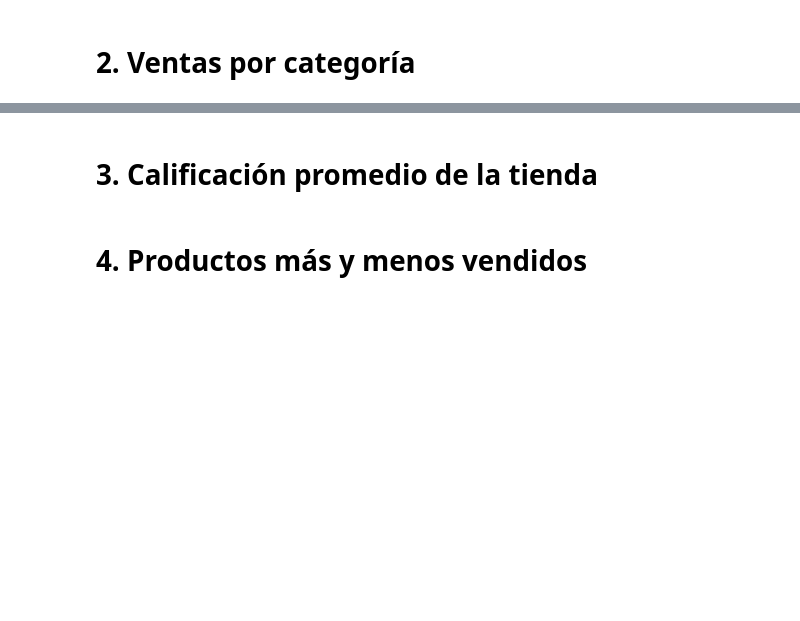
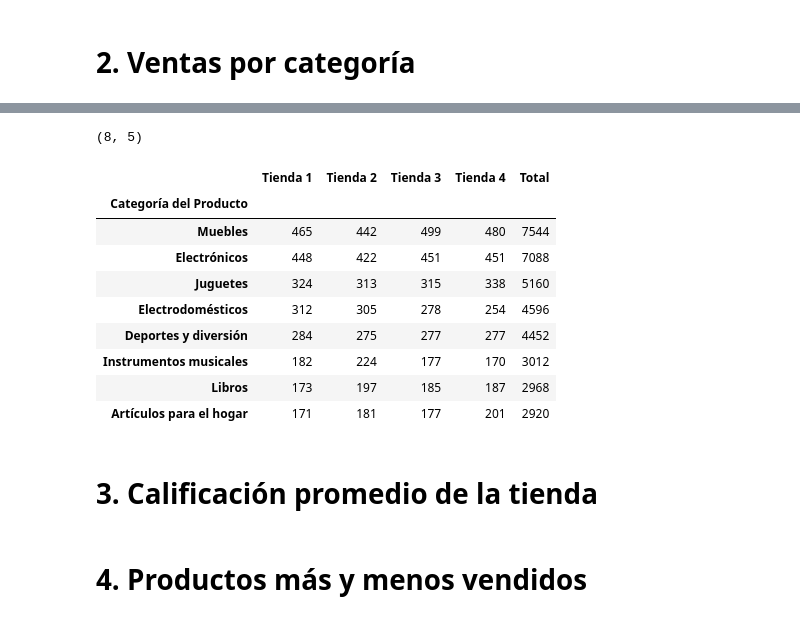
Before and after one commit to MCCoronel12/Challege_Alura, a Jupyter notebook: AluraStoreLatam.ipynb, the cells around one changed output, grey strips where cells are left out. Cells and saved outputs as stored; diff of their text form; code cells hidden in the pictures; blank space fills up the shorter version.

Commit message:
Se hace el analisis por categorias vendidas

```diff
--- a/AluraStoreLatam.ipynb
+++ b/AluraStoreLatam.ipynb
@@ -90,0 +244,8 @@ plt.show()
+# %%
+ventas1 = tienda.groupby("Categoría del Producto").size().rename("Tienda 1")
+ventas2 = tienda2.groupby("Categoría del Producto").size().rename("Tienda 2")
+ventas3 = tienda3.groupby("Categoría del Producto").size().rename("Tienda 3")
+ventas4 = tienda4.groupby("Categoría del Producto").size().rename("Tienda 4")
+# %%
+df_ventas_categorias = pd.concat([ventas1, ventas2, ventas3, ventas4],axis=1).fillna(0).astype(int)
+df_ventas_categorias.head()
@@ -91,3 +260,23 @@ plt.show()
+# %%
+df_ventas_categorias.shape
+# %% [output]
+(8, 5)
+# %%
+##Comparacion de las categorias mas vendidas por tienda
+df_ventas_categorias["Total"] = df_ventas_categorias.sum(axis=1)
+df_ventas_categorias = df_ventas_categorias.sort_values("Total", ascending=False)
+df_ventas_categorias
+# %% [output]
+|  | Tienda 1 | Tienda 2 | Tienda 3 | Tienda 4 | Total |
+| Categoría del Producto |  |  |  |  |  |
+| Muebles | 465 | 442 | 499 | 480 | 7544 |
+| Electrónicos | 448 | 422 | 451 | 451 | 7088 |
+| Juguetes | 324 | 313 | 315 | 338 | 5160 |
+| Electrodomésticos | 312 | 305 | 278 | 254 | 4596 |
+| Deportes y diversión | 284 | 275 | 277 | 277 | 4452 |
+| Instrumentos musicales | 182 | 224 | 177 | 170 | 3012 |
+| Libros | 173 | 197 | 185 | 187 | 2968 |
+| Artículos para el hogar | 171 | 181 | 177 | 201 | 2920 |
 # %% [markdown]
 # 3. Calificación promedio de la tienda
 # %% [markdown]
```
Also changed, not shown: parts of 9 cells of this notebook.
